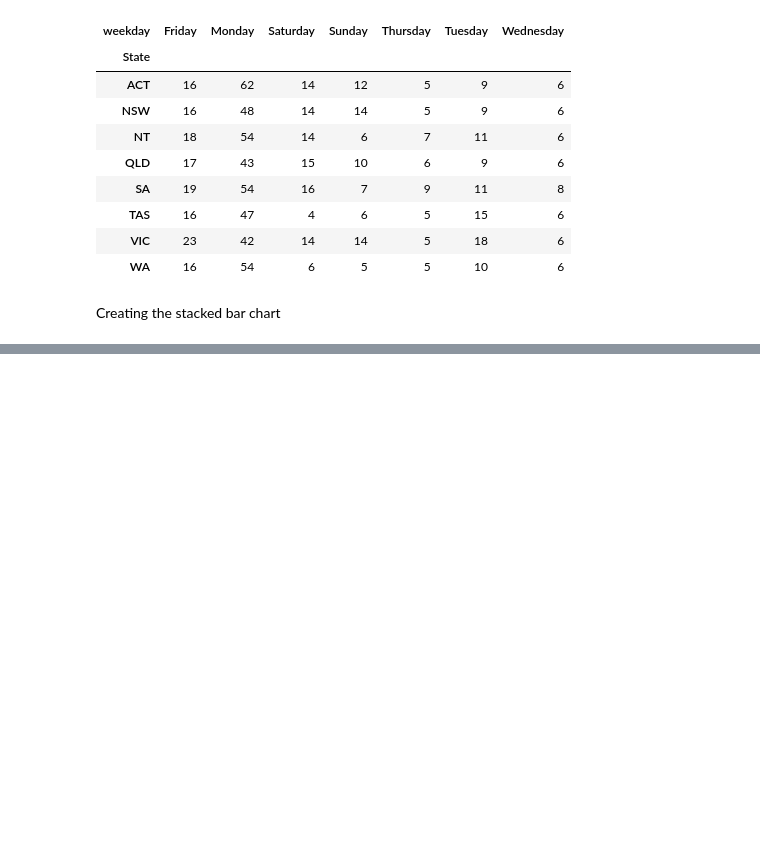
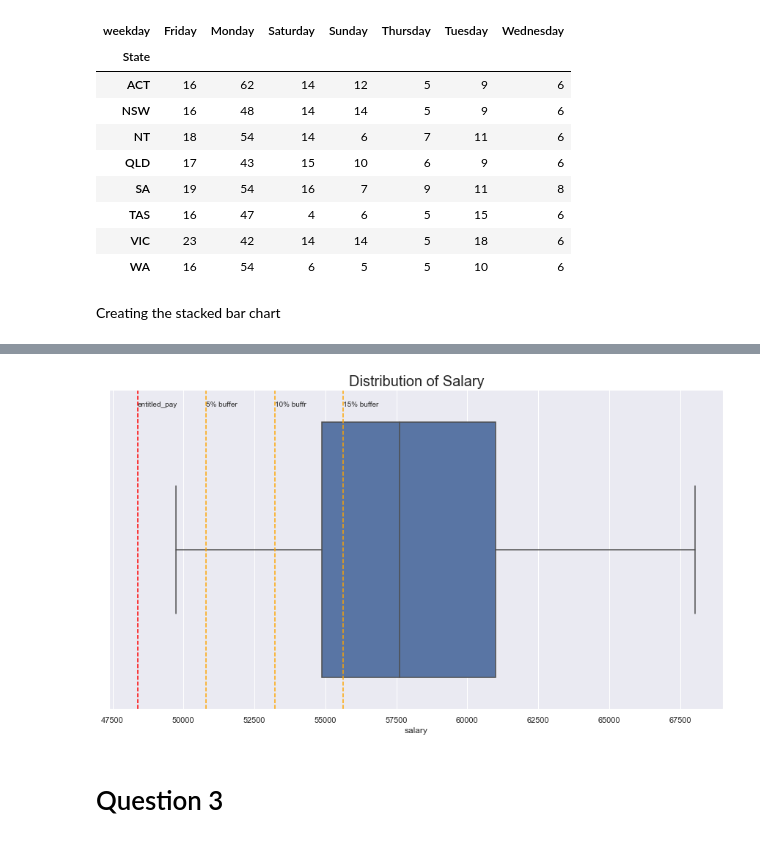
Before and after one commit to jerryawang/git_learning, a Jupyter notebook: Task 2.ipynb, the cells around one changed output, grey strips where cells are left out. Saved outputs shown, nothing was run; the diff lists cells and outputs as text; code cells hidden in the pictures; blank space fills up the shorter version.

```diff
--- a/Task 2.ipynb
+++ b/Task 2.ipynb
@@ -147,0 +208,10 @@ Text(0.5, 1.0, 'Number of Public Holidays on Each Weekday Per State')
+# %%
+filtered_emp_master = emp_master.loc[(emp_master['award'] == 'BFI') &
+                                     (emp_master['worker_type'] == 'FULL_TIME') &
+                                     (emp_master['shift_type'] == 'DAY_WORKER') &
+                                     (emp_master['phol_location'] == 'NSW') &
+                                     (emp_master['work_pattern'] == 'TA1'),
+                                     :
+                                     ].copy()
+
+filtered_emp_master
@@ -147,0 +236,19 @@ Text(0.5, 1.0, 'Number of Public Holidays on Each Weekday Per State')
+# %%
+fig, ax = plt.subplots()
+
+boxplot = sns.boxplot(x='salary', data=filtered_emp_master)
+boxplot.axvline(filtered_emp_master['entitled_pay'].mean(), linestyle='--', color='red')
+boxplot.axvline(filtered_emp_master['5% buffer'].mean(), linestyle='--', color='orange')
+boxplot.axvline(filtered_emp_master['10% buffer'].mean(), linestyle='--', color='orange')
+boxplot.axvline(filtered_emp_master['15% buffer'].mean(), linestyle='--', color='orange')
+boxplot.set_title('Distribution of Salary', fontsize=20)
+boxplot.text(filtered_emp_master['entitled_pay'].mean(), -0.45, 'entitled_pay', fontsize=10)
+boxplot.text(filtered_emp_master['5% buffer'].mean(), -0.45, '5% buffer', fontsize=10)
+boxplot.text(filtered_emp_master['10% buffer'].mean(), -0.45, '10% buffr', fontsize=10)
+boxplot.text(filtered_emp_master['15% buffer'].mean(), -0.45, '15% buffer', fontsize=10)
+
+plt.show()
+# %% [output]
+[figure, added]
+# %% [markdown]
+# Question 3
```
Also changed, not shown: parts of 11 cells of this notebook.
